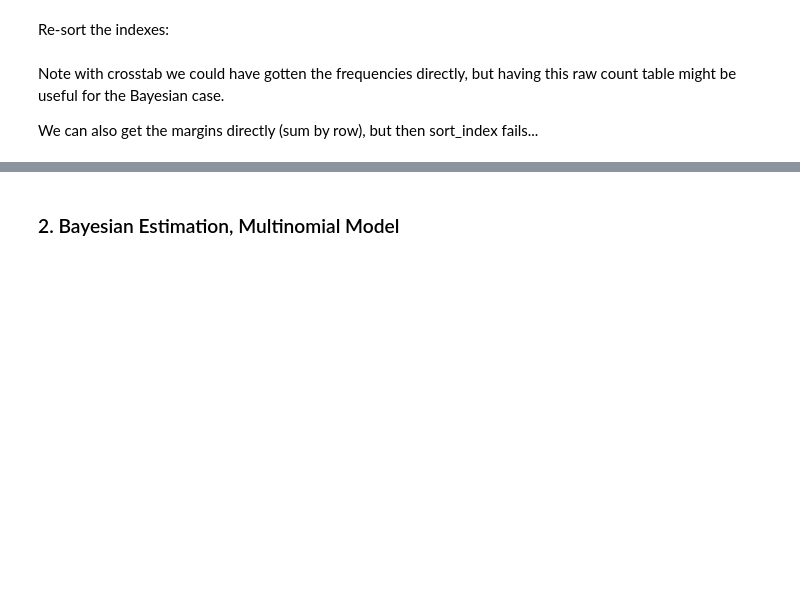
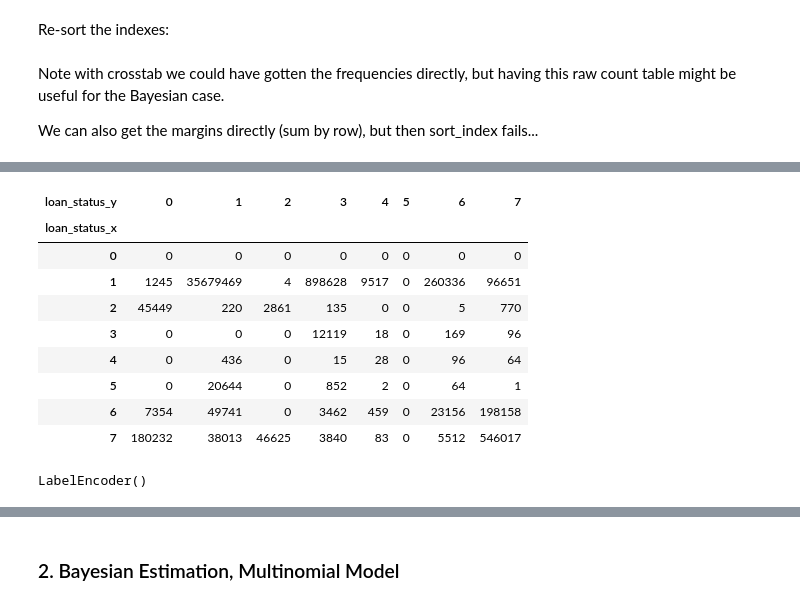
Before and after one commit to basilvetas/lending-club-analysis, a Jupyter notebook: markov-model-new.ipynb, the cells around one changed output, grey strips where cells are left out. Saved outputs shown, nothing was run; the diff lists cells and outputs as text; code cells hidden in the pictures; blank space fills up the shorter version.

Commit message:
Add name of transition counts + change example a bit

```diff
--- a/markov-model-new.ipynb
+++ b/markov-model-new.ipynb
@@ -145,0 +162,19 @@ np.round(transitions_mle, 2)
+# %%
+transition_counts
+# %% [output]
+| loan_status_y | 0 | 1 | 2 | 3 | 4 | 5 | 6 | 7 |
+| loan_status_x |  |  |  |  |  |  |  |  |
+| 0 | 0 | 0 | 0 | 0 | 0 | 0 | 0 | 0 |
+| 1 | 1245 | 35679469 | 4 | 898628 | 9517 | 0 | 260336 | 96651 |
+| 2 | 45449 | 220 | 2861 | 135 | 0 | 0 | 5 | 770 |
+| 3 | 0 | 0 | 0 | 12119 | 18 | 0 | 169 | 96 |
+| 4 | 0 | 436 | 0 | 15 | 28 | 0 | 96 | 64 |
+| 5 | 0 | 20644 | 0 | 852 | 2 | 0 | 64 | 1 |
+| 6 | 7354 | 49741 | 0 | 3462 | 459 | 0 | 23156 | 198158 |
+| 7 | 180232 | 38013 | 46625 | 3840 | 83 | 0 | 5512 | 546017 |
+# %%
+from sklearn import preprocessing
+le = preprocessing.LabelEncoder()
+le.fit(df_raw.loan_status)
+# %% [output]
+LabelEncoder()
```
Also changed, not shown: parts of 15 cells of this notebook, 1 other file.
